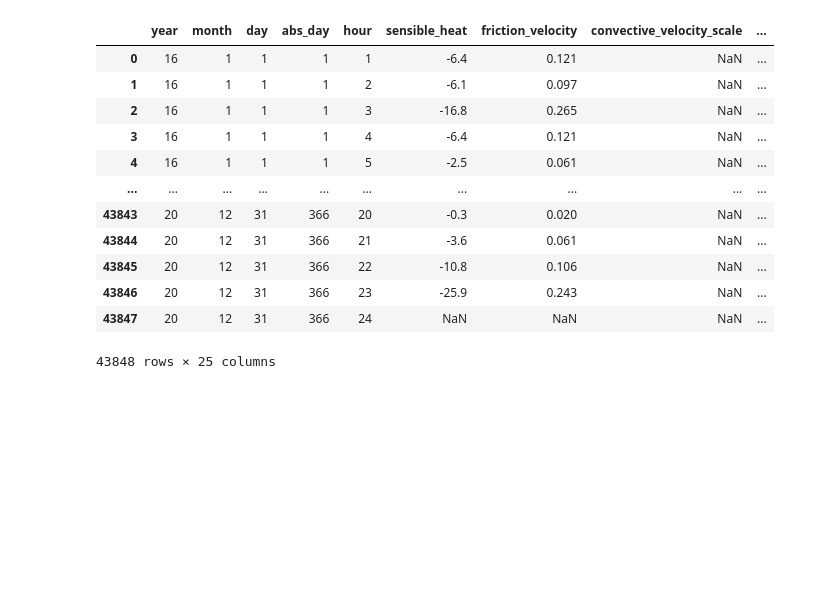
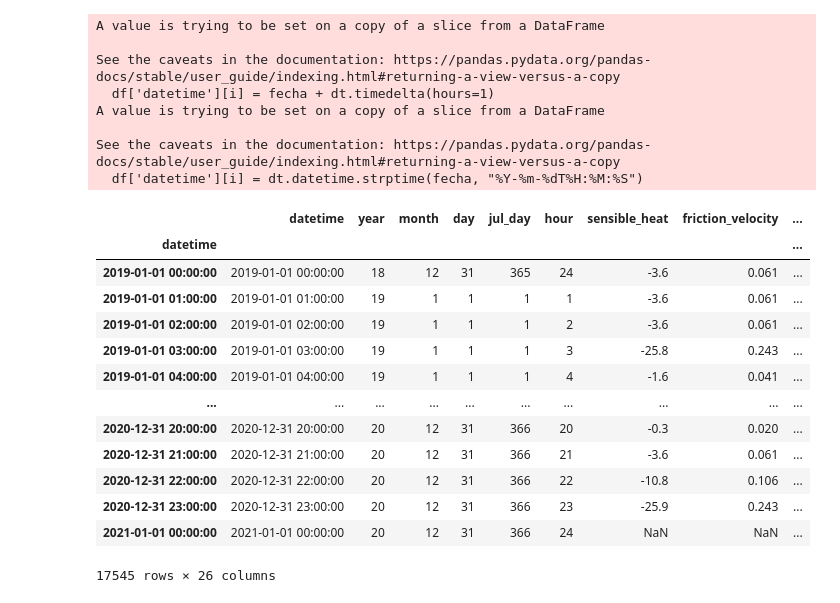
Before and after one commit to blychs/paper_laura, a Jupyter notebook: Meteorologia_full_caba.ipynb, the cells around one changed output. Saved outputs shown, nothing was run; the diff lists cells and outputs as text; code cells hidden in the pictures; blank space fills up the shorter version.

Commit message:
promedios y sumas, fechas, ventilacion

```diff
--- a/Meteorologia_full_caba.ipynb
+++ b/Meteorologia_full_caba.ipynb
@@ -6,17 +7,37 @@ import xarray as xr
-# %%
-ds = pd.read_csv('Observatorio 2016-2020 (copy).csv', skiprows=1, delimiter=r"\s+")
-display(ds)
-# %% [output]
-|  | year | month | day | abs_day | hour | sensible_heat | friction_velocity | convective_velocity_scale | ... |
-| 0 | 16 | 1 | 1 | 1 | 1 | -6.4 | 0.121 | NaN | ... |
-| 1 | 16 | 1 | 1 | 1 | 2 | -6.1 | 0.097 | NaN | ... |
-| 2 | 16 | 1 | 1 | 1 | 3 | -16.8 | 0.265 | NaN | ... |
-| 3 | 16 | 1 | 1 | 1 | 4 | -6.4 | 0.121 | NaN | ... |
-| 4 | 16 | 1 | 1 | 1 | 5 | -2.5 | 0.061 | NaN | ... |
-| ... | ... | ... | ... | ... | ... | ... | ... | ... | ... |
-| 43843 | 20 | 12 | 31 | 366 | 20 | -0.3 | 0.020 | NaN | ... |
-| 43844 | 20 | 12 | 31 | 366 | 21 | -3.6 | 0.061 | NaN | ... |
-| 43845 | 20 | 12 | 31 | 366 | 22 | -10.8 | 0.106 | NaN | ... |
-| 43846 | 20 | 12 | 31 | 366 | 23 | -25.9 | 0.243 | NaN | ... |
-| 43847 | 20 | 12 | 31 | 366 | 24 | NaN | NaN | NaN | ... |
-43848 rows × 25 columns
+# %%
+df = pd.read_csv('obs_2019_2020_cured.csv', skiprows=1, delimiter=r"\s+", parse_dates=True)
+for i in range(len(df['datetime'])):
+    fecha = df['datetime'][i]
+    try:
+        df['datetime'][i] = dt.datetime.strptime(fecha, "%Y-%m-%dT%H:%M:%S")
+    except ValueError:
+        fecha = df['datetime'][i]
+        fecha = fecha.replace('T24', 'T23')
+        fecha  = dt.datetime.strptime(fecha, "%Y-%m-%dT%H:%M:%S")
+        df['datetime'][i] = fecha + dt.timedelta(hours=1)
+
+df.index = pd.to_datetime(df['datetime'])
+display(df)
+# %% [output]
+A value is trying to be set on a copy of a slice from a DataFrame
+
+See the caveats in the documentation: https://pandas.pydata.org/pandas-docs/stable/user_guide/indexing.html#returning-a-view-versus-a-copy
+  df['datetime'][i] = fecha + dt.timedelta(hours=1)
+A value is trying to be set on a copy of a slice from a DataFrame
+
+See the caveats in the documentation: https://pandas.pydata.org/pandas-docs/stable/user_guide/indexing.html#returning-a-view-versus-a-copy
+  df['datetime'][i] = dt.datetime.strptime(fecha, "%Y-%m-%dT%H:%M:%S")
+|  | datetime | year | month | day | jul_day | hour | sensible_heat | friction_velocity | ... |
+| datetime |  |  |  |  |  |  |  |  | ... |
+| 2019-01-01 00:00:00 | 2019-01-01 00:00:00 | 18 | 12 | 31 | 365 | 24 | -3.6 | 0.061 | ... |
+| 2019-01-01 01:00:00 | 2019-01-01 01:00:00 | 19 | 1 | 1 | 1 | 1 | -3.6 | 0.061 | ... |
+| 2019-01-01 02:00:00 | 2019-01-01 02:00:00 | 19 | 1 | 1 | 1 | 2 | -3.6 | 0.061 | ... |
+| 2019-01-01 03:00:00 | 2019-01-01 03:00:00 | 19 | 1 | 1 | 1 | 3 | -25.8 | 0.243 | ... |
+| 2019-01-01 04:00:00 | 2019-01-01 04:00:00 | 19 | 1 | 1 | 1 | 4 | -1.6 | 0.041 | ... |
+| ... | ... | ... | ... | ... | ... | ... | ... | ... | ... |
+| 2020-12-31 20:00:00 | 2020-12-31 20:00:00 | 20 | 12 | 31 | 366 | 20 | -0.3 | 0.020 | ... |
+| 2020-12-31 21:00:00 | 2020-12-31 21:00:00 | 20 | 12 | 31 | 366 | 21 | -3.6 | 0.061 | ... |
+| 2020-12-31 22:00:00 | 2020-12-31 22:00:00 | 20 | 12 | 31 | 366 | 22 | -10.8 | 0.106 | ... |
+| 2020-12-31 23:00:00 | 2020-12-31 23:00:00 | 20 | 12 | 31 | 366 | 23 | -25.9 | 0.243 | ... |
+| 2021-01-01 00:00:00 | 2021-01-01 00:00:00 | 20 | 12 | 31 | 366 | 24 | NaN | NaN | ... |
+17545 rows × 26 columns
```
Also changed, not shown: parts of 5 cells of this notebook, 2 other files.
